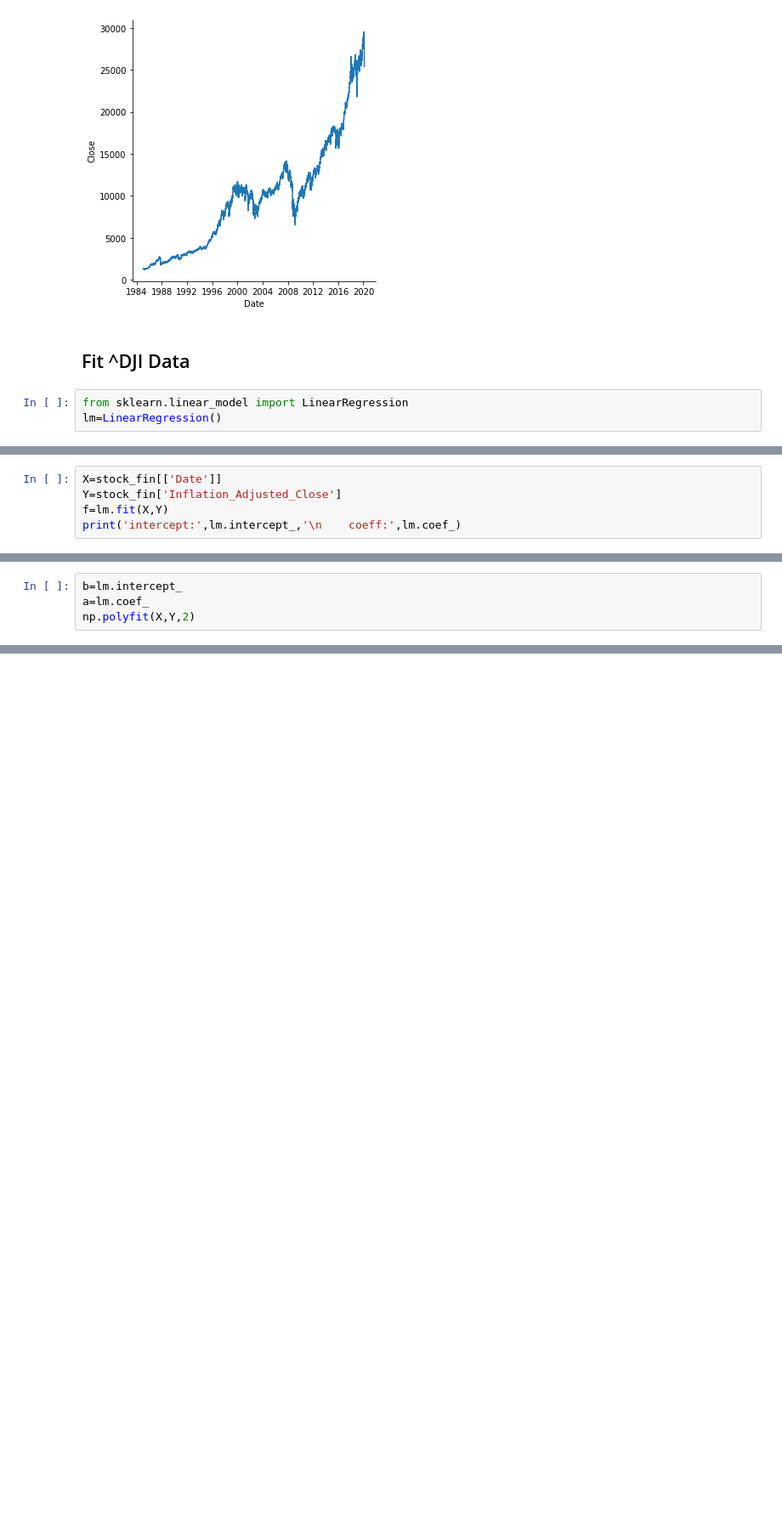
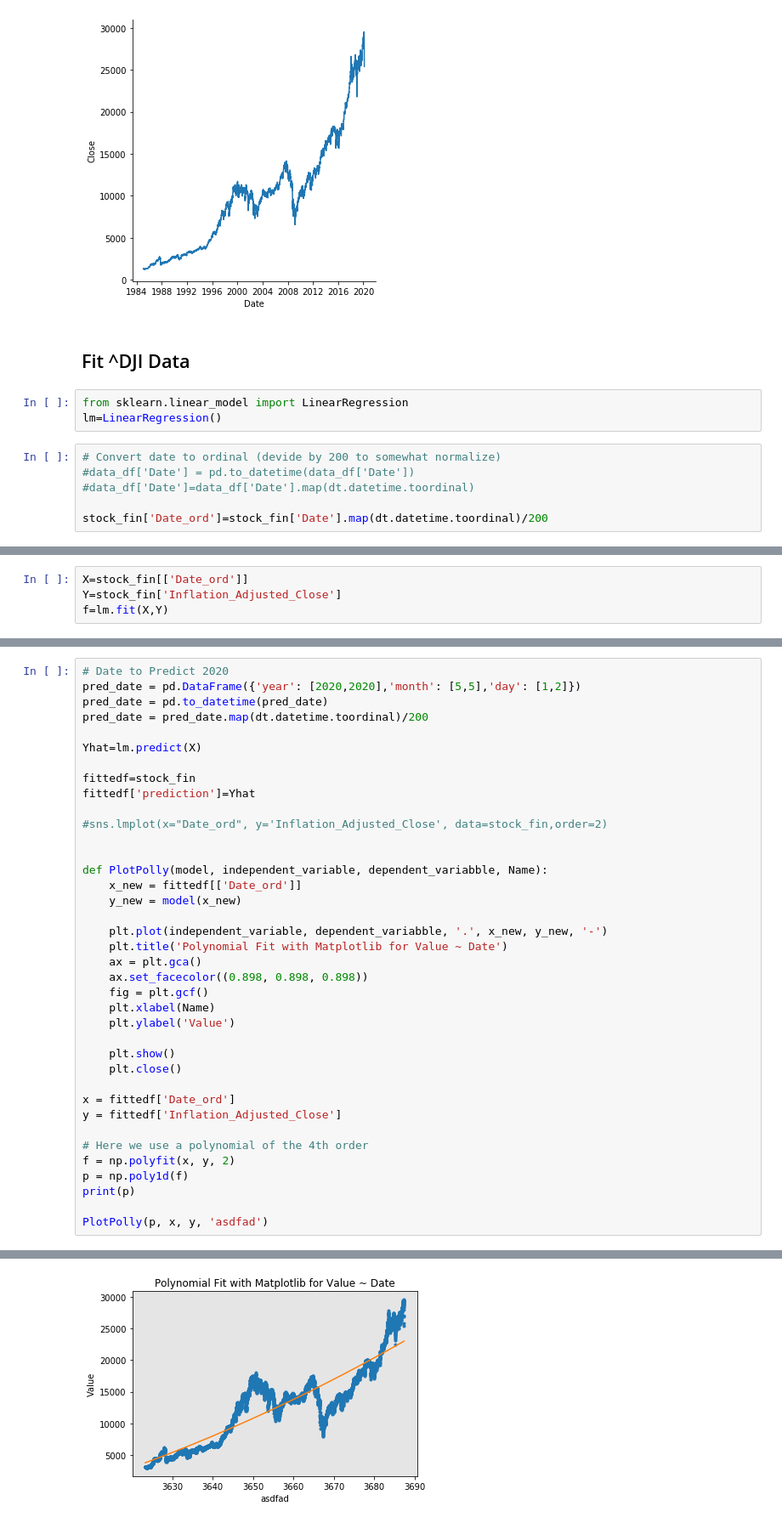
Before and after one commit to ButchBotch/RandProjects, a Jupyter notebook: Main/stokes.ipynb, the cells around one changed output, grey strips where cells are left out. Shown at 85% size. Saved outputs shown, nothing was run; the diff lists cells and outputs as text; blank space fills up the shorter version.

```diff
--- a/Main/stokes.ipynb
+++ b/Main/stokes.ipynb
@@ -104,3 +112,9 @@ sns.relplot(x='Date',y='Close',kind='line',data=stock_fin)
 # %%
 from sklearn.linear_model import LinearRegression
 lm=LinearRegression()
+# %%
+# Convert date to ordinal (devide by 200 to somewhat normalize)
+#data_df['Date'] = pd.to_datetime(data_df['Date'])
+#data_df['Date']=data_df['Date'].map(dt.datetime.toordinal)
+
+stock_fin['Date_ord']=stock_fin['Date'].map(dt.datetime.toordinal)/200
@@ -107,5 +127,4 @@ lm=LinearRegression()
 # %%
-X=stock_fin[['Date']]
+X=stock_fin[['Date_ord']]
 Y=stock_fin['Inflation_Adjusted_Close']
 f=lm.fit(X,Y)
-print('intercept:',lm.intercept_,'\n    coeff:',lm.coef_)
@@ -115,4 +130,0 @@ intercept: -5156.189658796007
-# %%
-b=lm.intercept_
-a=lm.coef_
-np.polyfit(X,Y,2)
@@ -120,0 +131,39 @@ UFuncTypeError: ufunc 'add' cannot use operands with types dtype('<M8[ns]') and
+# %%
+# Date to Predict 2020
+pred_date = pd.DataFrame({'year': [2020,2020],'month': [5,5],'day': [1,2]})
+pred_date = pd.to_datetime(pred_date)
+pred_date = pred_date.map(dt.datetime.toordinal)/200
+
+Yhat=lm.predict(X)
+
+fittedf=stock_fin
+fittedf['prediction']=Yhat
+
+#sns.lmplot(x="Date_ord", y='Inflation_Adjusted_Close', data=stock_fin,order=2)
+
+
+def PlotPolly(model, independent_variable, dependent_variabble, Name):
+    x_new = fittedf[['Date_ord']]
+    y_new = model(x_new)
+
+    plt.plot(independent_variable, dependent_variabble, '.', x_new, y_new, '-')
+    plt.title('Polynomial Fit with Matplotlib for Value ~ Date')
+    ax = plt.gca()
+    ax.set_facecolor((0.898, 0.898, 0.898))
+    fig = plt.gcf()
+    plt.xlabel(Name)
+    plt.ylabel('Value')
+
+    plt.show()
+    plt.close()
+
+x = fittedf['Date_ord']
+y = fittedf['Inflation_Adjusted_Close']
+
+# Here we use a polynomial of the 4th order
+f = np.polyfit(x, y, 2)
+p = np.poly1d(f)
+print(p)
+
+PlotPolly(p, x, y, 'asdfad')
+# %% [output]
@@ -120,0 +172 @@ UFuncTypeError: ufunc 'add' cannot use operands with types dtype('<M8[ns]') and
+[figure, added]
```
Also changed, not shown: parts of 8 cells of this notebook, 2 other files.
